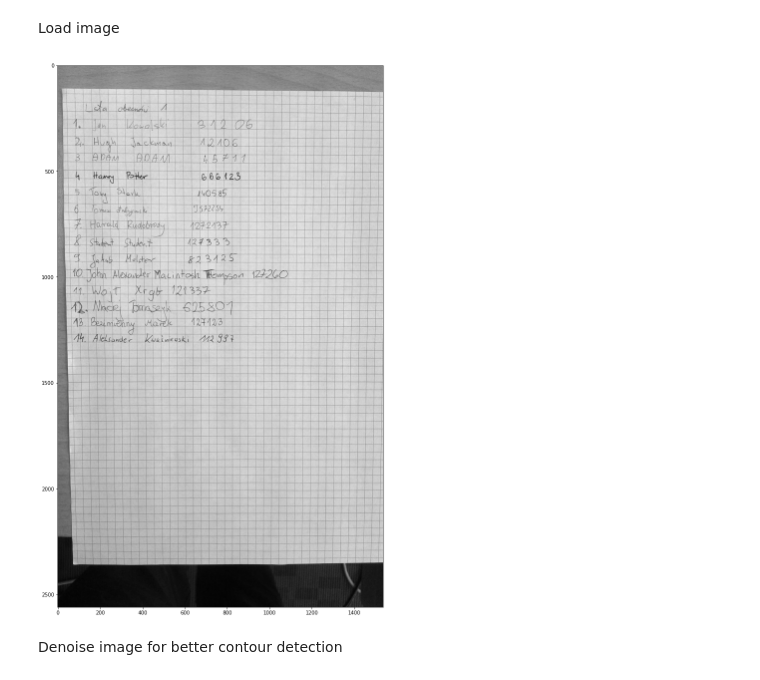
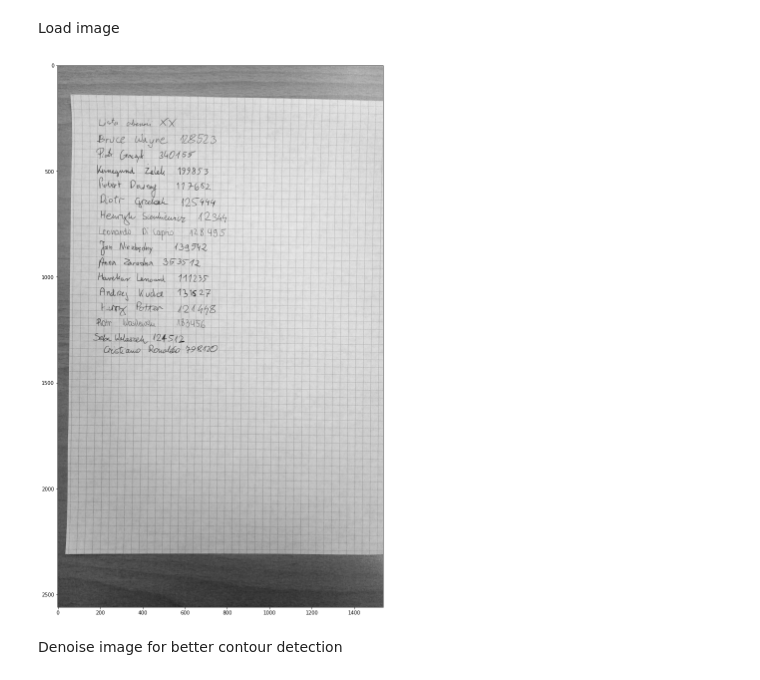
Before and after one commit to PUT-II/Computer-Vision-Project-2, a Jupyter notebook: test_notebooks/straighten_page.ipynb, the cells around one changed output. Saved outputs shown, nothing was run; the diff lists cells and outputs as text; code cells hidden in the pictures.

```diff
--- a/test_notebooks/straighten_page.ipynb
+++ b/test_notebooks/straighten_page.ipynb
@@ -29,13 +29,13 @@ from matplotlib import pyplot as plt
 # %% [markdown]
 Load image
 # %%
-image_orig = cv.imread('../data/img_27.jpg', cv.IMREAD_GRAYSCALE)
+image_orig = cv.imread('../data/img_4.jpg', cv.IMREAD_GRAYSCALE)
 
 plt.figure(figsize=(20, 20))
 plt.imshow(image_orig, cmap='gray')
 plt.show()
 # %% [output]
-[figure, old version]
+[figure, new version]
 # %% [markdown]
 Denoise image for better contour detection
 # %%
```
Also changed, not shown: parts of 6 cells of this notebook, 3 other files.
